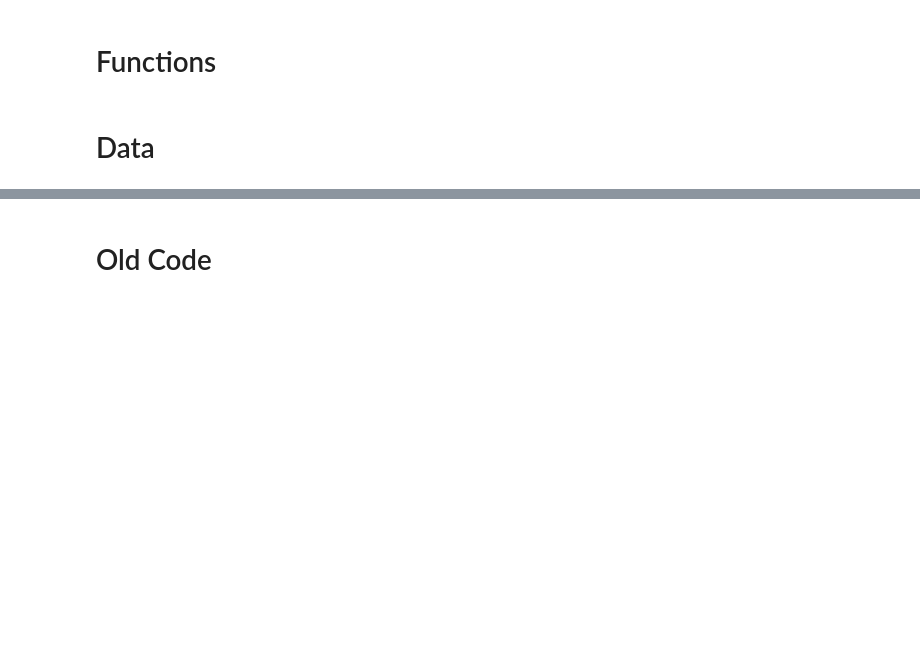
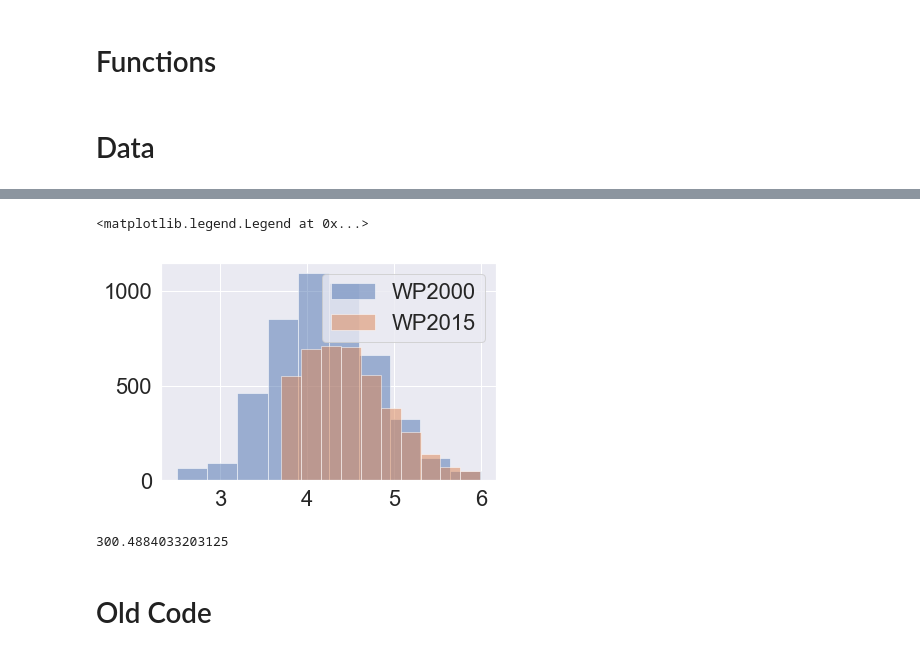
Before and after one commit to cascadet/AfricaUrbanPop, a Jupyter notebook: notebooks/jupyter/Descriptives.ipynb, the cells around one changed output, grey strips where cells are left out. Saved outputs shown, nothing was run; the diff lists cells and outputs as text; code cells hidden in the pictures; blank space fills up the shorter version.

```diff
--- a/notebooks/jupyter/Descriptives.ipynb
+++ b/notebooks/jupyter/Descriptives.ipynb
@@ -244,3 +318,28 @@ Text(0,0.5,'World Pop 2015')
+# %%
+WPE2016.head()
+
+a = GHS2015[GHS2015['PopTot']>0]
+a = GHS2015[GHS2015['PopTot']<1000000]
+b = GHS2000[GHS2000['PopTot']>0]
+b = GHS2000[GHS2000['PopTot']<1000000]
+
+
+plt.hist(np.log10(b['PopTot']), alpha=0.5, label='WP2000')
+plt.hist(np.log10(a['PopTot']), alpha=0.5, label='WP2015')
+#plt.hist(np.log10(LS2015['PopTot']), alpha=0.5, label='x')
+#plt.hist(np.log10(a['PopTot']), alpha=0.5, label='x')
+
+
+
+plt.legend(loc='upper right')
+# plt.show()
+# %% [output]
+<matplotlib.legend.Legend at 0x...>
+[figure, added]
+# %%
+min(GHS2015['PopTot'])
+# %% [output]
+300.4884033203125
 # %% [markdown]
 # Old Code
 # %%
```
Also changed, not shown: parts of 61 cells of this notebook.
